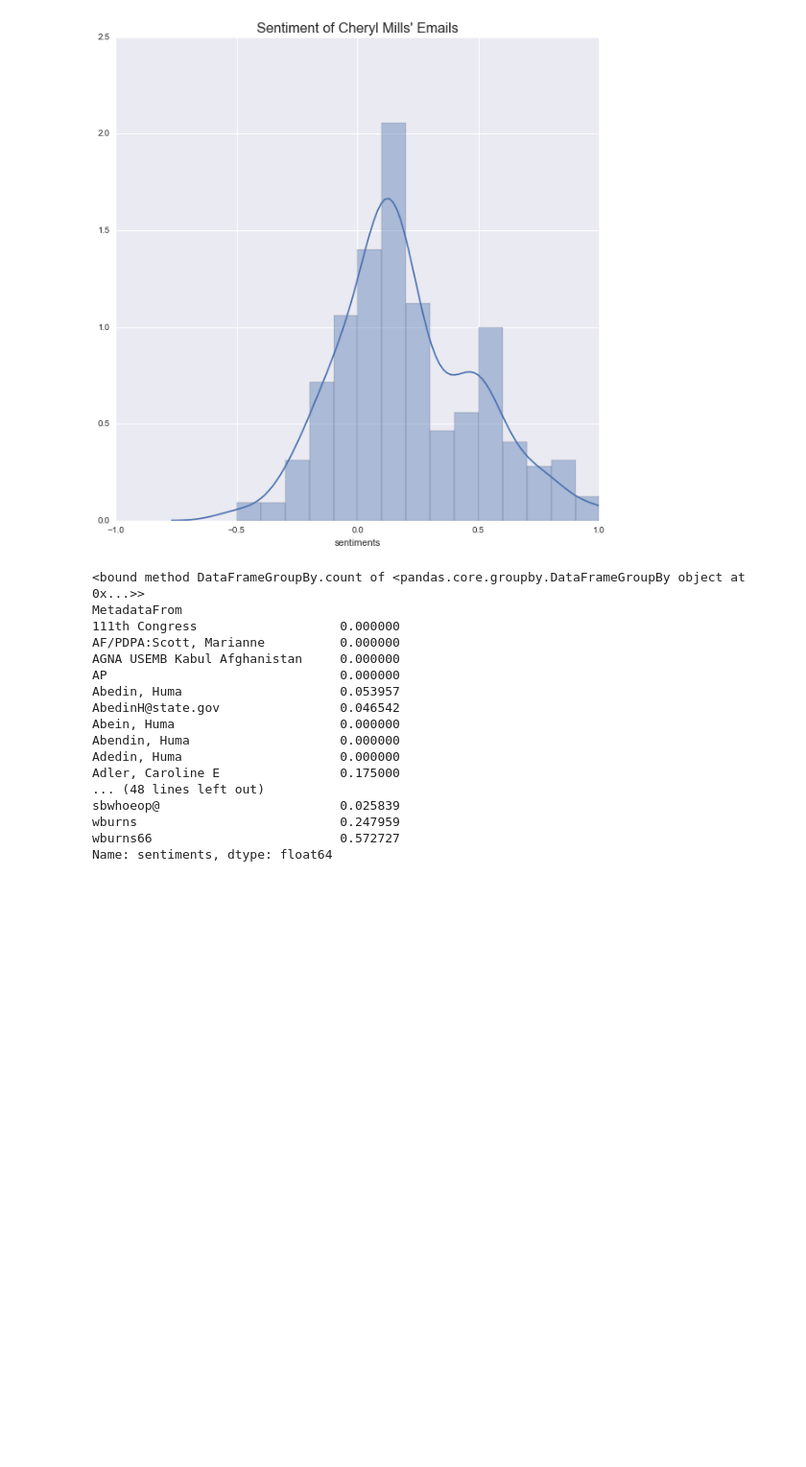
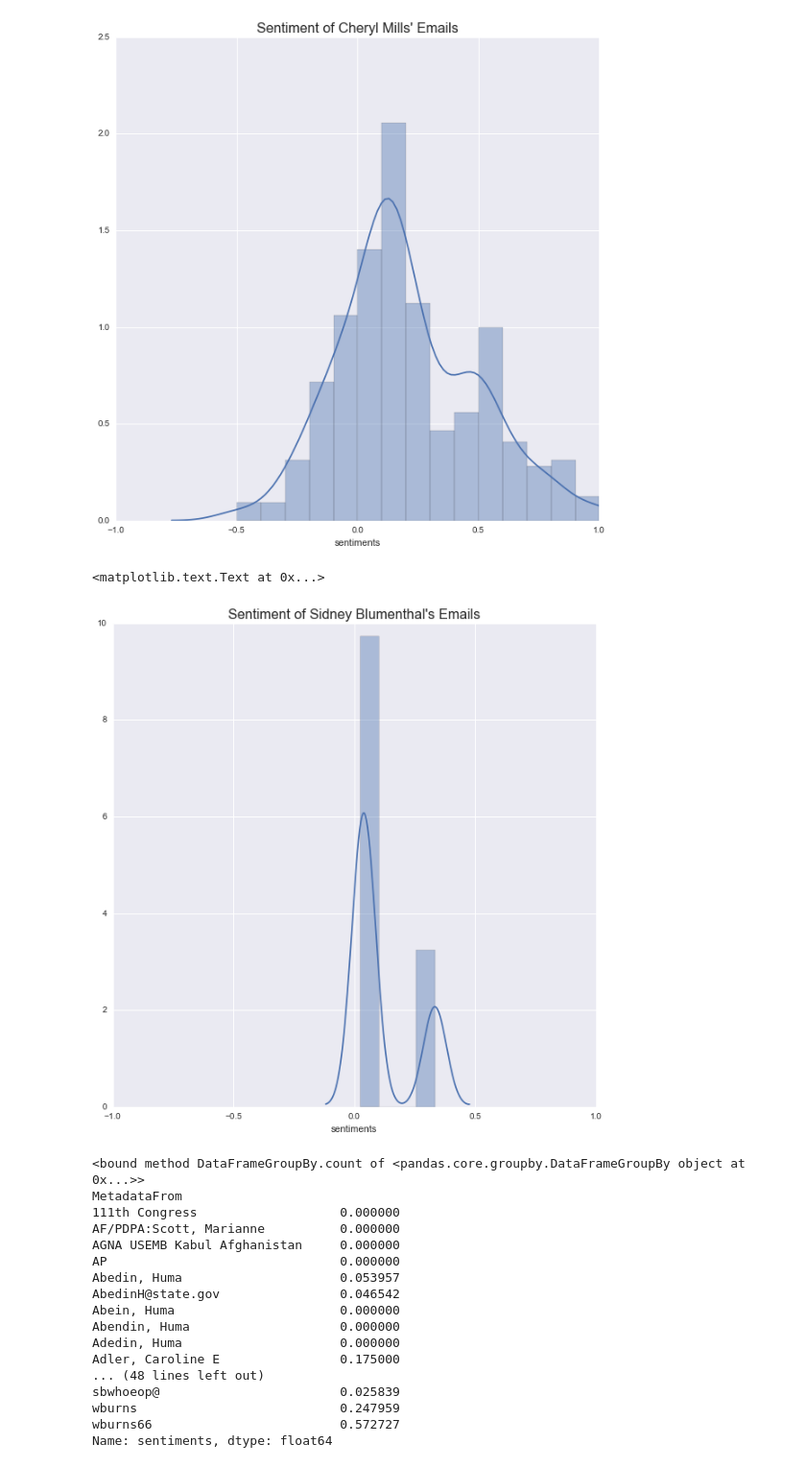
Before and after one commit to abhik1368/teamhrc, a Jupyter notebook: jake_sentiment.ipynb, the cells around one changed output. Shown: that part at 96% size. Saved outputs shown, nothing was run; the diff lists cells and outputs as text; code cells hidden in the pictures; blank space fills up the shorter version.

Commit message:
sentiment by person

```diff
--- a/jake_sentiment.ipynb
+++ b/jake_sentiment.ipynb
@@ -191,6 +191,17 @@ plt.title('Sentiment of Cheryl Mills\' Emails', fontsize = 16)
 # %% [output]
 <matplotlib.text.Text at 0x...>
 [figure]
+# %%
+plt.figure(figsize=(10,10))
+sns.distplot(emails[((emails.sentiments > 0) | (emails.sentiments < 0)) &
+                   emails.MetadataFrom.str.contains('Sidney')].sentiments)
+# sns.distplot(emails[emails.MetadataFrom.str.contains('^H$')].sentiments)
+plt.xlim(-1,1)
+
+plt.title('Sentiment of Sidney Blumenthal\'s Emails', fontsize = 16)
+# %% [output]
+<matplotlib.text.Text at 0x...>
+[figure, added]
 # %%
 # test = emails.groupby('MetadataFrom')
 # print test.count
```
